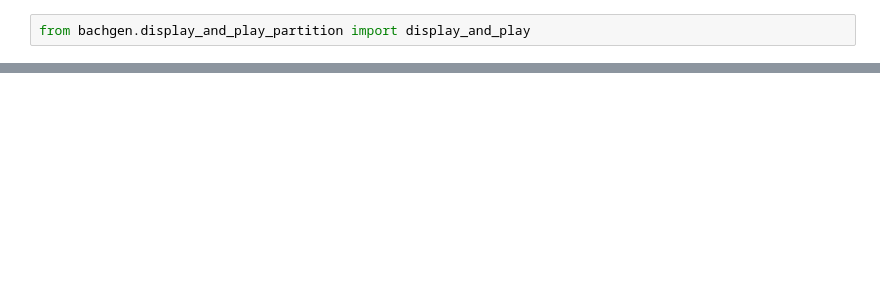
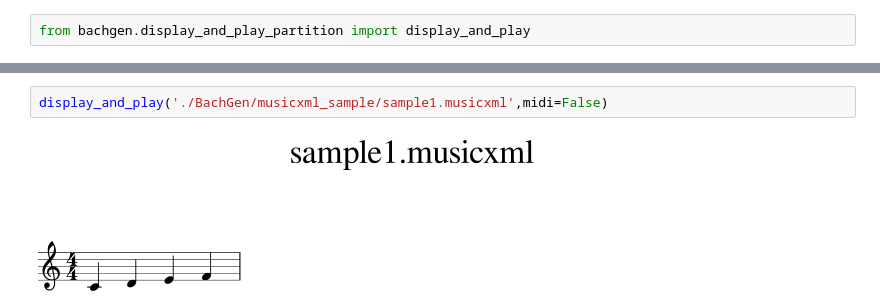
Before and after one commit to gomar0801/BachGen, a Jupyter notebook: notebooks/Test sur le github BachGen.ipynb, the cells around one changed output, grey strips where cells are left out. Cells and saved outputs as stored; diff of their text form; blank space fills up the shorter version.

```diff
--- a/notebooks/Test sur le github BachGen.ipynb
+++ b/notebooks/Test sur le github BachGen.ipynb
@@ -15 +27,5 @@ display_and_play('./BachGen/musicxml_sample/minimal.musicxml')
 [interactive output not drawn]
+# %%
+display_and_play('./BachGen/musicxml_sample/sample1.musicxml',midi=False)
+# %% [output]
+[figure, added]
```
Also changed, not shown: parts of 15 cells of this notebook.
